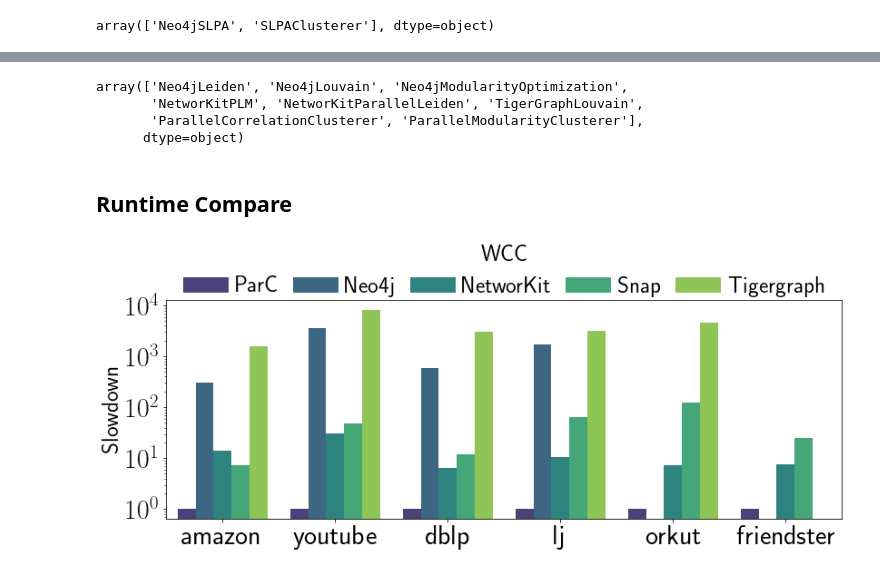
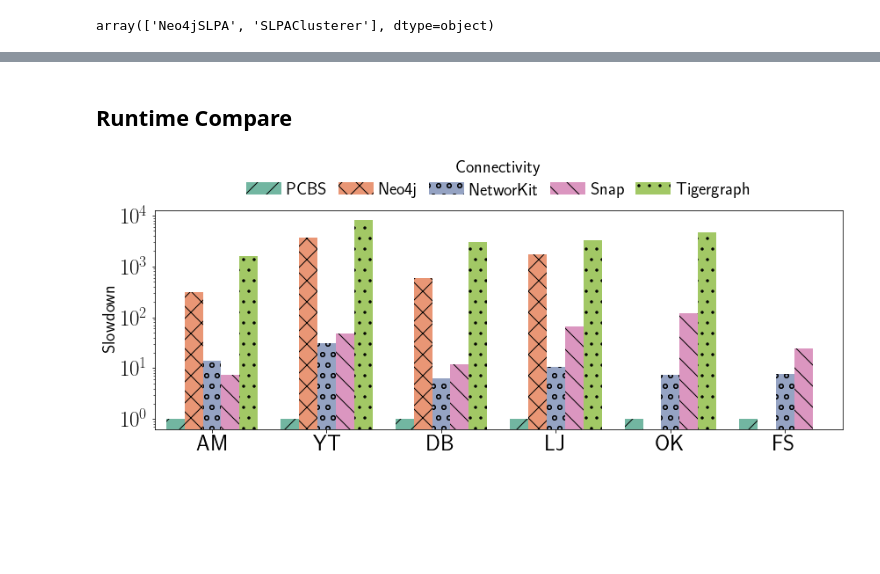
Before and after one commit to ParAlg/ParClusterers, a Jupyter notebook: plotting/Plot_running_time-final.ipynb, the cells around one changed output, grey strips where cells are left out. Cells and saved outputs as stored; diff of their text form; code cells hidden in the pictures; blank space fills up the shorter version.

```diff
--- a/plotting/Plot_running_time-final.ipynb
+++ b/plotting/Plot_running_time-final.ipynb
@@ -23,6 +23,13 @@ def replace_graph_names(df):
                                     .str.replace(".bin", "", regex=True)\
                                     .str.replace(".ungraph.txt", "", regex=True)\
                                     .str.replace(".graph.txt", "", regex=True)
+
+    df["Input Graph"] = df["Input Graph"].str.replace("amazon", "AM", regex=True)\
+                                    .str.replace("youtube", "YT", regex=True)\
+                                    .str.replace("dblp", "DB", regex=True)\
+                                    .str.replace("lj", "LJ", regex=True)\
+                                    .str.replace("orkut", "OK", regex=True)\
+                                    .str.replace("friendster", "FS", regex=True)
 
 def set_face_grid_ax_ticks(g):
     """Set fontsize for x and y axis ticks for all axes in a FacetGrid."""
@@ -191,7 +331,0 @@ Text(0, 0.5, 'Time (s)')
-# %%
-df_modularity["Clusterer Name"].unique()
-# %% [output]
-array(['Neo4jLeiden', 'Neo4jLouvain', 'Neo4jModularityOptimization',
-       'NetworKitPLM', 'NetworKitParallelLeiden', 'TigerGraphLouvain',
-       'ParallelCorrelationClusterer', 'ParallelModularityClusterer'],
-      dtype=object)
@@ -199,9 +335,8 @@ array(['Neo4jLeiden', 'Neo4jLouvain', 'Neo4jModularityOptimization',
 ## Runtime Compare
 # %%
 fontsize=30
-our_name = "ParC"
 # %%
-def plot_runtime_compare(df, base, filename, title, ncol=5, height=5):
+def plot_runtime_compare(df, base, filename, title, ncol=5, height=5, p = False):
     replace_graph_names(df)
 
     df_avg = df.groupby(['Clusterer Name', 'Input Graph'])['Cluster Time'].mean().reset_index()
@@ -212,15 +347,26 @@ def plot_runtime_compare(df, base, filename, title, ncol=5, height=5):
     df_base = df_base.drop(columns=["Clusterer Name"])
     df_avg = df_avg.merge(df_base, on=['Input Graph'])
     df_avg["Speedup"] =  df_avg["Cluster Time"] / df_avg["Base Time"]
+    if p:
+        print(df_avg)
 
     plt.figure(figsize=(12, height))
     # order the bars, so the base method is the first one
     methods = df_avg["Clusterer Name"].unique().tolist()
     methods.remove(base)
     methods = [base] + methods
-    ax = sns.barplot(data=df_avg, x='Input Graph', y='Speedup', hue='Clusterer Name', palette='viridis',
-                     hue_order=methods,
-                    order=["amazon", "youtube", "dblp", "lj", "orkut", "friendster"])
+    ax = sns.barplot(data=df_avg, x='Input Graph', y='Speedup', hue='Clusterer Name',
+                     hue_order=methods, palette=sns.color_palette("Set2"),
+                    order=["AM", "YT", "DB", "LJ", "OK", "FS"])
+
+    hatch_patterns = ['/', 'x', 'o', '\\', '.', '+', 'O', '*']
+    num_methods = len(methods)
+    num_graphs = len(df_avg["Input Graph"].unique().tolist())
+
+    for i, bar in enumerate(ax.patches):
+        hatch_pattern = hatch_patterns[i // num_graphs]
+        bar.set_hatch(hatch_pattern)
+
     plt.ylabel('Slowdown', fontsize=fontsize-5)
     plt.xlabel("")
 
@@ -246,11 +392,11 @@ def plot_runtime_compare(df, base, filename, title, ncol=5, height=5):
 # %%
 df = pd.read_csv("/Users/sy/Desktop/MIT/clusterer/csv/Graph Clustering Framework  - WCC_runtime_compare.csv")
 df["Clusterer Name"] = df["Clusterer Name"].str.replace("ConnectivityClusterer", our_name)
 df["Clusterer Name"] = df["Clusterer Name"].str.replace("Connectivity", "")
 
-plot_runtime_compare(df, our_name , "../results/out_wcc_slowdown.pdf", "WCC", 5)
+plot_runtime_compare(df, our_name , "../results/out_wcc_slowdown.pdf", "Connectivity", 5)
 # %% [output]
-[figure, old version]
+[figure, new version]
 # %%
 df = pd.read_csv("/Users/sy/Desktop/MIT/clusterer/csv/Graph Clustering Framework  - KCore_runtime_compare.csv")
 df["Clusterer Name"] = df["Clusterer Name"].str.replace("KCoreClusterer", our_name)
```
Also changed, not shown: parts of 13 cells of this notebook, 8 other files.
